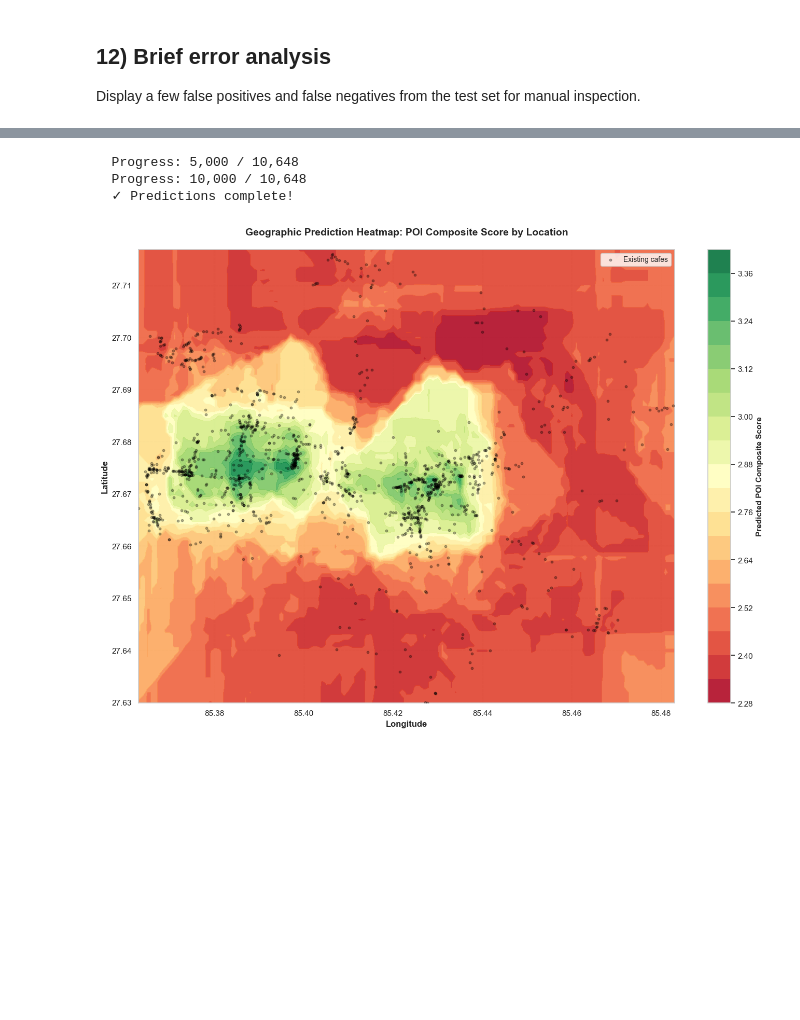
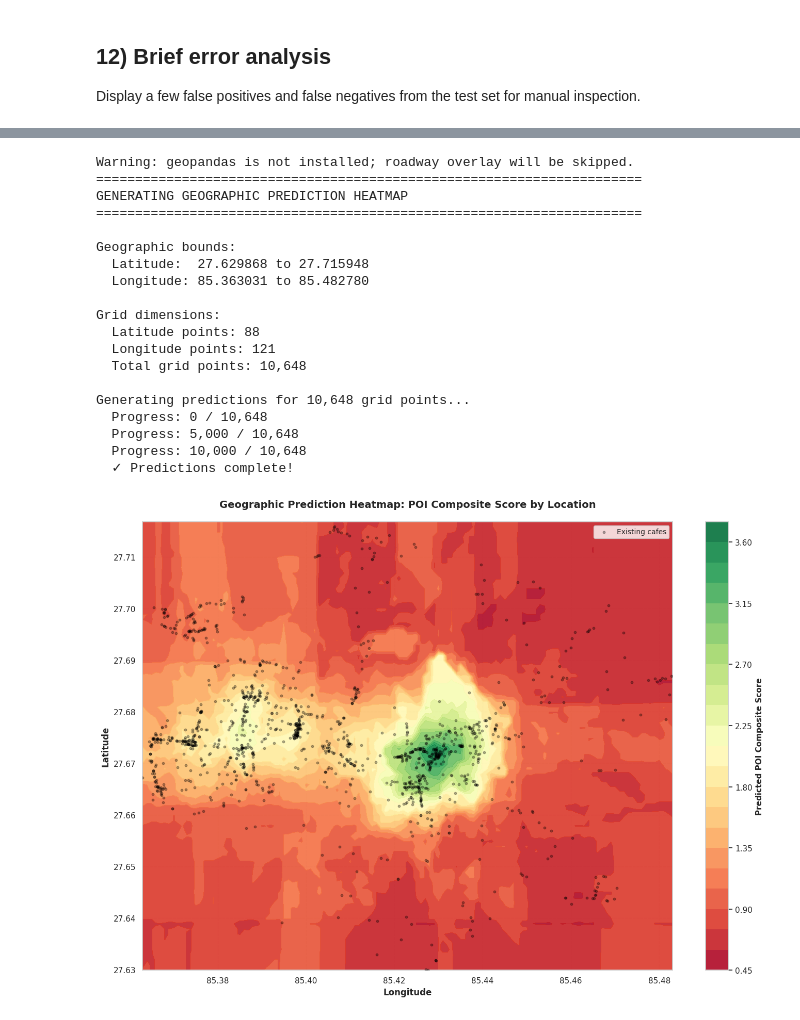
Before and after one commit to Subekshyeah/SiteX, a Jupyter notebook: backend/notebooks/train_xgb.ipynb, the cells around one changed output, grey strips where cells are left out. Drawn from its saved outputs; the diff is of its cells as text; code cells hidden in the pictures; blank space fills up the shorter version.

```diff
--- a/backend/notebooks/train_xgb.ipynb
+++ b/backend/notebooks/train_xgb.ipynb
@@ -146,9 +271,18 @@ if plotted:
     plt.tight_layout()
     plt.show()
 
-# If nothing (or limited) plotted, also show distributions for top POI count/weight components from the original dataset
+# If nothing (or limited) plotted, also show distributions for POI count/weight components
 if not plotted:
-    comp_cands = [c for c in ['banks_count_1km','banks_weight_1km','education_count_1km','education_weight_1km','health_count_1km','health_weight_1km','temples_count_1km','temples_weight_1km','other_count_1km','other_weight_1km','cafe_weight'] if c in df.columns]
+    comp_cands = []
+    for cat in BASE_POI_CATEGORIES:
+        count_col = poi_col(cat, 'count')
+        weight_col = poi_col(cat, 'weight')
+        if count_col in df.columns:
+            comp_cands.append(count_col)
+        if weight_col in df.columns:
+            comp_cands.append(weight_col)
+    if CAFE_WEIGHT_COL in df.columns:
+        comp_cands.append(CAFE_WEIGHT_COL)
     if comp_cands:
         n = min(len(comp_cands), 6)
         plt.figure(figsize=(8,3*n))
@@ -1119,12 +1573,15 @@ for i in range(0, len(lat_flat), batch_size):
         nearest_cafes = df.iloc[nearest_indices]
 
         # Estimate features
-        poi_count_cols = [c for c in df.columns if c.endswith('_count_1km')]
-        poi_weight_cols = [c for c in df.columns if c.endswith('_weight_1km')]
+        if not POI_COUNT_COLS:
+            raise KeyError('No POI count columns detected. Check CSV header and POI radius detection.')
 
         new_features = {}
-        for col in poi_count_cols + poi_weight_cols:
-            new_features[col] = nearest_cafes[col].mean()
+        for col in POI_COUNT_COLS + POI_WEIGHT_COLS:
+            if col in nearest_cafes.columns:
+                new_features[col] = nearest_cafes[col].mean()
+        if CAFE_WEIGHT_COL in nearest_cafes.columns:
+            new_features[CAFE_WEIGHT_COL] = nearest_cafes[CAFE_WEIGHT_COL].mean()
         new_features['lat'] = lat
         new_features['lng'] = lng
 
@@ -1133,24 +1590,20 @@ for i in range(0, len(lat_flat), batch_size):
         eng_new = pd.DataFrame(index=temp_df.index)
         EPSILON = 1e-6
 
-        eng_new['total_poi_count_1km'] = (
-            temp_df['banks_count_1km'].fillna(0) +
-            temp_df['education_count_1km'].fillna(0) +
-            temp_df['health_count_1km'].fillna(0) +
-            temp_df['temples_count_1km'].fillna(0) +
-            temp_df['other_count_1km'].fillna(0)
-        )
-        eng_new['bank_ratio'] = temp_df['banks_count_1km'].fillna(0) / (eng_new['total_poi_count_1km'] + EPSILON)
-        eng_new['education_ratio'] = temp_df['education_count_1km'].fillna(0) / (eng_new['total_poi_count_1km'] + EPSILON)
-        eng_new['temple_ratio'] = temp_df['temples_count_1km'].fillna(0) / (eng_new['total_poi_count_1km'] + EPSILON)
-        eng_new['health_ratio'] = temp_df['health_count_1km'].fillna(0) / (eng_new['total_poi_count_1km'] + EPSILON)
-        eng_new['weighted_POI_strength'] = (
-            temp_df['banks_weight_1km'].fillna(0) +
-            temp_df['education_weight_1km'].fillna(0) +
-            temp_df['health_weight_1km'].fillna(0) +
-            temp_df['temples_weight_1km'].fillna(0) +
-            temp_df['other_weight_1km'].fillna(0)
-        )
+        count_cols = [poi_col(cat, 'count') for cat in BASE_POI_CATEGORIES if poi_col(cat, 'count') in temp_df.columns]
+        if not count_cols:
+            raise KeyError('No POI count columns available in temp_df for feature engineering.')
+        eng_new['total_poi_count_km'] = temp_df[count_cols].fillna(0).sum(axis=1)
+        for cat in BASE_POI_CATEGORIES:
+            col = poi_col(cat, 'count')
+            if col in temp_df.columns:
+                ratio_col = f'{cat}_ratio'
+                eng_new[ratio_col] = temp_df[col].fillna(0) / (eng_new['total_poi_count_km'] + EPSILON)
+        weight_cols = [poi_col(cat, 'weight') for cat in BASE_POI_CATEGORIES if poi_col(cat, 'weight') in temp_df.columns]
+        if weight_cols:
+            eng_new['weighted_POI_strength'] = temp_df[weight_cols].fillna(0).sum(axis=1)
+        else:
+            eng_new['weighted_POI_strength'] = 0.0
 
         sample_full = pd.concat([temp_df.reset_index(drop=True), eng_new.reset_index(drop=True)], axis=1)
 
@@ -1206,34 +1659,50 @@ ax.grid(True, alpha=0.3, linestyle='--')
 plt.tight_layout()
 plt.show()
 
 # Summary statistics
 print('='*70)
 print('PREDICTION HEATMAP SUMMARY:')
 print('='*70)
 print(f'Score range across geographic area:')
 print(f'  Minimum: {pred_grid.min():.4f}')
 print(f'  Maximum: {pred_grid.max():.4f}')
 print(f'  Mean: {pred_grid.mean():.4f}')
 print(f'  Std: {pred_grid.std():.4f}')
 
 # Identify best and worst regions
 best_idx = np.unravel_index(np.argmax(pred_grid), pred_grid.shape)
 worst_idx = np.unravel_index(np.argmin(pred_grid), pred_grid.shape)
 
 print(f'\nBest location (highest score):')
 print(f'  Latitude: {lat_grid[best_idx[0]]:.6f}, Longitude: {lng_grid[best_idx[1]]:.6f}')
 print(f'  Predicted score: {pred_grid[best_idx]:.4f}')
 
 print(f'\nWorst location (lowest score):')
 print(f'  Latitude: {lat_grid[worst_idx[0]]:.6f}, Longitude: {lng_grid[worst_idx[1]]:.6f}')
 print(f'  Predicted score: {pred_grid[worst_idx]:.4f}')
 
 print('='*70)
 # %% [output]
+Warning: geopandas is not installed; roadway overlay will be skipped.
+======================================================================
+GENERATING GEOGRAPHIC PREDICTION HEATMAP
+======================================================================
+
+Geographic bounds:
+  Latitude:  27.629868 to 27.715948
+  Longitude: 85.363031 to 85.482780
+
+Grid dimensions:
+  Latitude points: 88
+  Longitude points: 121
+  Total grid points: 10,648
+
+Generating predictions for 10,648 grid points...
+  Progress: 0 / 10,648
   Progress: 5,000 / 10,648
   Progress: 10,000 / 10,648
   ✓ Predictions complete!
-[figure, old version]
+[figure, new version]
 ======================================================================
 PREDICTION HEATMAP SUMMARY:
 ======================================================================
```
Also changed, not shown: parts of 21 cells of this notebook, 3 other files.
